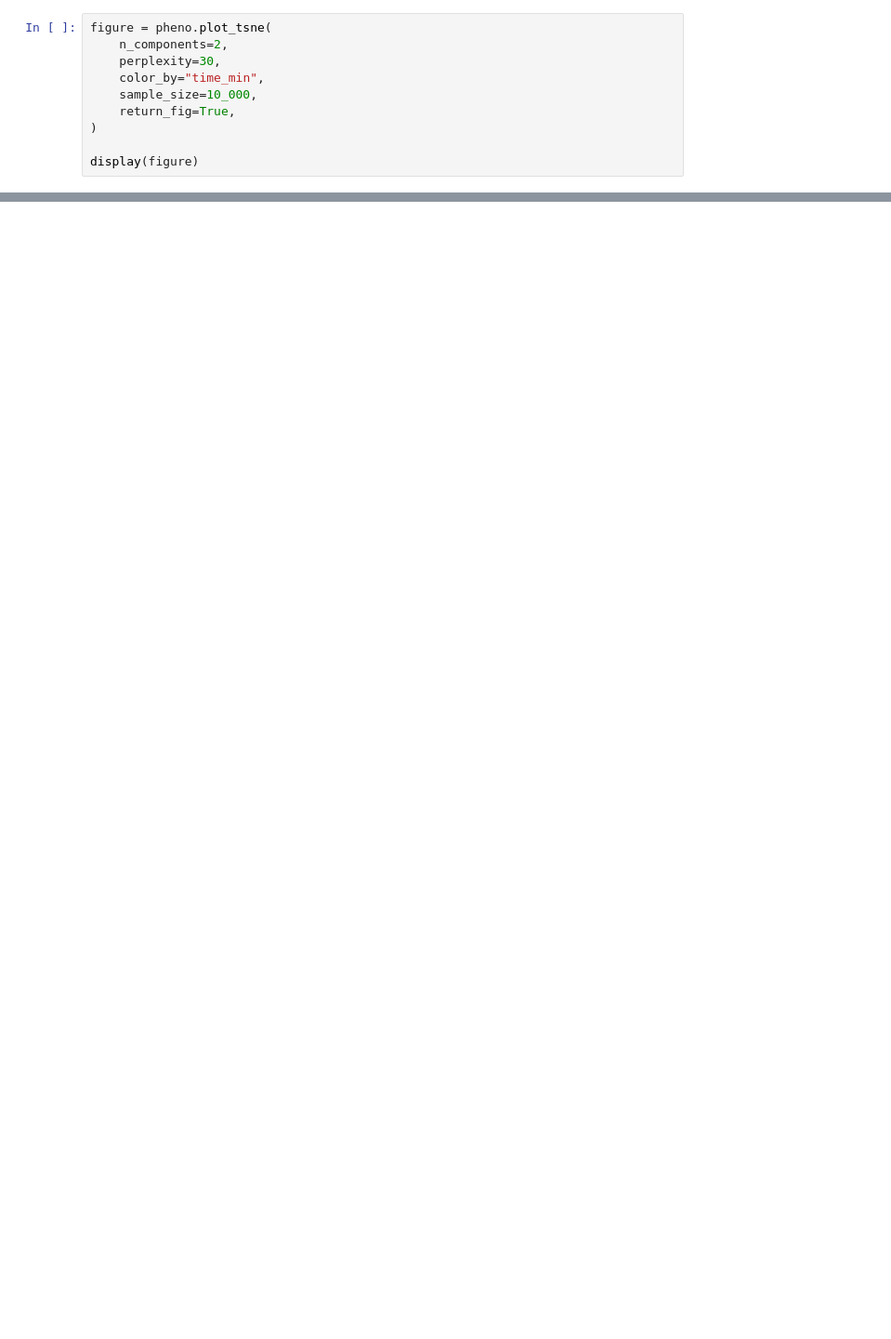
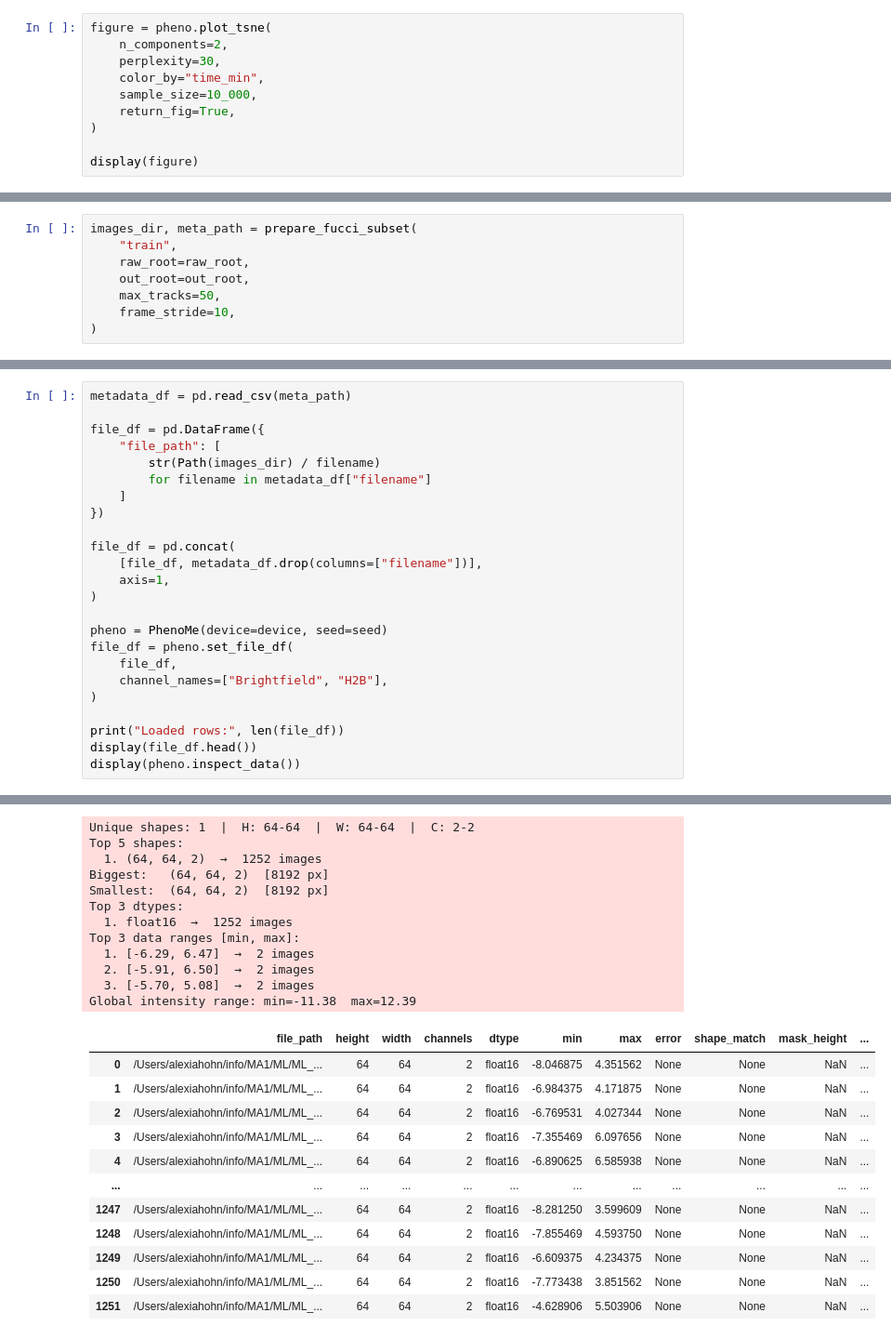
Before and after one commit to JulieKieffer/ML_PhenoMe, a Jupyter notebook: Notebooks/tutorials/01_full_fucci_dataset.ipynb, the cells around one changed output, grey strips where cells are left out. Shown at 93% size. Drawn from its saved outputs; the diff is of its cells as text; blank space fills up the shorter version.

```diff
--- a/Notebooks/tutorials/01_full_fucci_dataset.ipynb
+++ b/Notebooks/tutorials/01_full_fucci_dataset.ipynb
@@ -169,0 +185,8 @@ display(figure)
+# %%
+images_dir, meta_path = prepare_fucci_subset(
+    "train",
+    raw_root=raw_root,
+    out_root=out_root,
+    max_tracks=50,
+    frame_stride=10,
+)
@@ -169,0 +195,25 @@ display(figure)
+# %%
+metadata_df = pd.read_csv(meta_path)
+
+file_df = pd.DataFrame({
+    "file_path": [
+        str(Path(images_dir) / filename)
+        for filename in metadata_df["filename"]
+    ]
+})
+
+file_df = pd.concat(
+    [file_df, metadata_df.drop(columns=["filename"])],
+    axis=1,
+)
+
+pheno = PhenoMe(device=device, seed=seed)
+file_df = pheno.set_file_df(
+    file_df,
+    channel_names=["Brightfield", "H2B"],
+)
+
+print("Loaded rows:", len(file_df))
+display(file_df.head())
+display(pheno.inspect_data())
+# %% [output]
@@ -169,0 +228,24 @@ display(figure)
+Unique shapes: 1  |  H: 64-64  |  W: 64-64  |  C: 2-2
+Top 5 shapes:
+  1. (64, 64, 2)  →  1252 images
+Biggest:   (64, 64, 2)  [8192 px]
+Smallest:  (64, 64, 2)  [8192 px]
+Top 3 dtypes:
+  1. float16  →  1252 images
+Top 3 data ranges [min, max]:
+  1. [-6.29, 6.47]  →  2 images
+  2. [-5.91, 6.50]  →  2 images
+  3. [-5.70, 5.08]  →  2 images
+Global intensity range: min=-11.38  max=12.39
+|  | file_path | height | width | channels | dtype | min | max | error | shape_match | mask_height | ... |
+| 0 | /Users/alexiahohn/info/MA1/ML/ML_... | 64 | 64 | 2 | float16 | -8.046875 | 4.351562 | None | None | NaN | ... |
+| 1 | /Users/alexiahohn/info/MA1/ML/ML_... | 64 | 64 | 2 | float16 | -6.984375 | 4.171875 | None | None | NaN | ... |
+| 2 | /Users/alexiahohn/info/MA1/ML/ML_... | 64 | 64 | 2 | float16 | -6.769531 | 4.027344 | None | None | NaN | ... |
+| 3 | /Users/alexiahohn/info/MA1/ML/ML_... | 64 | 64 | 2 | float16 | -7.355469 | 6.097656 | None | None | NaN | ... |
+| 4 | /Users/alexiahohn/info/MA1/ML/ML_... | 64 | 64 | 2 | float16 | -6.890625 | 6.585938 | None | None | NaN | ... |
+| ... | ... | ... | ... | ... | ... | ... | ... | ... | ... | ... | ... |
+| 1247 | /Users/alexiahohn/info/MA1/ML/ML_... | 64 | 64 | 2 | float16 | -8.281250 | 3.599609 | None | None | NaN | ... |
+| 1248 | /Users/alexiahohn/info/MA1/ML/ML_... | 64 | 64 | 2 | float16 | -7.855469 | 4.593750 | None | None | NaN | ... |
+| 1249 | /Users/alexiahohn/info/MA1/ML/ML_... | 64 | 64 | 2 | float16 | -6.609375 | 4.234375 | None | None | NaN | ... |
+| 1250 | /Users/alexiahohn/info/MA1/ML/ML_... | 64 | 64 | 2 | float16 | -7.773438 | 3.851562 | None | None | NaN | ... |
+| 1251 | /Users/alexiahohn/info/MA1/ML/ML_... | 64 | 64 | 2 | float16 | -4.628906 | 5.503906 | None | None | NaN | ... |
```
Also changed, not shown: parts of 11 cells of this notebook, 1 other file.
